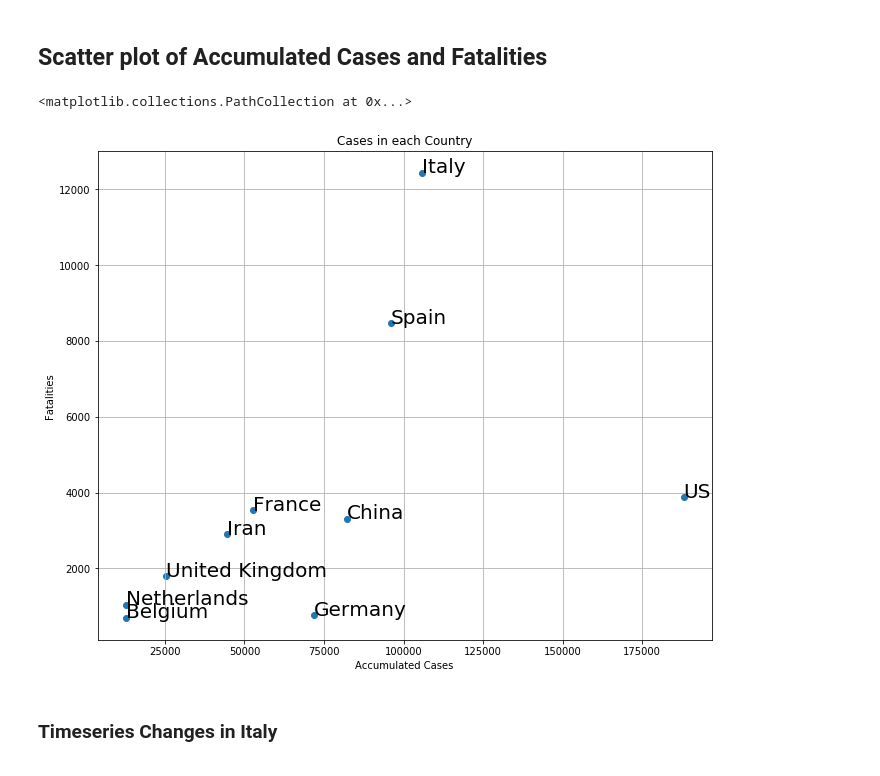
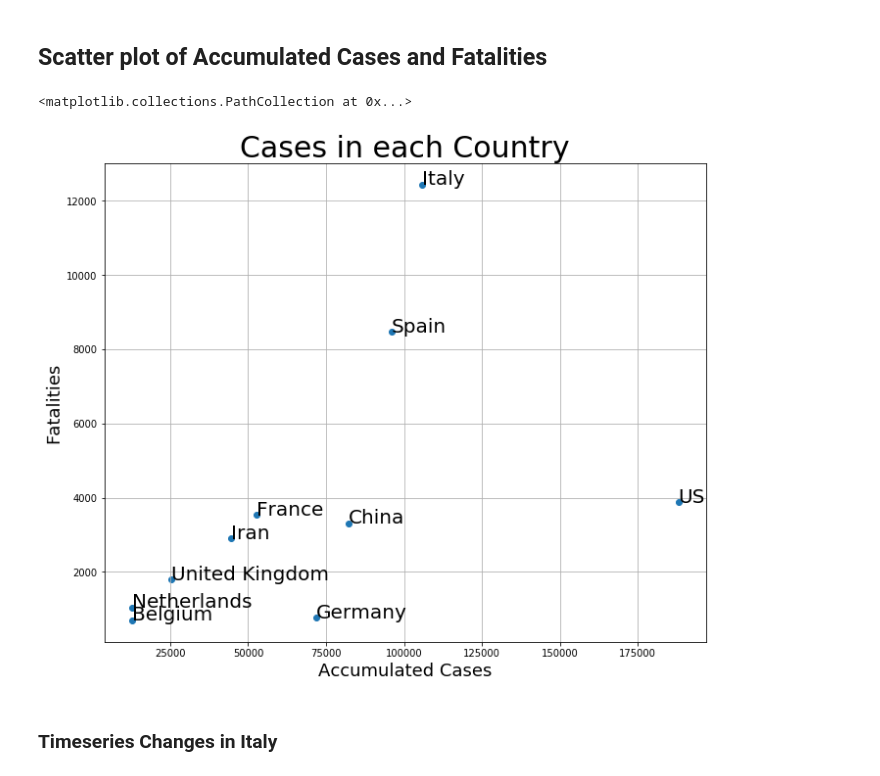
Before and after one commit to lyllme/Covid19, a Jupyter notebook: DataVisualization-graph_scatter plot of top 10 countries in fatalities.ipynb, the cells around one changed output. Drawn from its saved outputs; the diff is of its cells as text; code cells hidden in the pictures.

```diff
--- a/DataVisualization-graph_scatter plot of top 10 countries in fatalities.ipynb
+++ b/DataVisualization-graph_scatter plot of top 10 countries in fatalities.ipynb
@@ -26,34 +26,35 @@ dftotal
 # %% [markdown]
 ## Scatter plot of Accumulated Cases and Fatalities
 # %%
-range(1,15)l_dftotal = dftotal.values.tolist()
+range(1,15)
+l_dftotal = dftotal.values.tolist()
 # %%
 import numpy as np
 import matplotlib.pyplot as plt
 %matplotlib inline
 from IPython.core.pylabtools import figsize
 figsize(11, 9)
 
-plt.xlabel("Accumulated Cases")
-plt.ylabel("Fatalities")
-plt.title("Cases in each Country")
+plt.xlabel("Accumulated Cases", size= 18)
+plt.ylabel("Fatalities", size = 18)
+plt.title("Cases in each Country", size = 30)
 
 together = dftotal.values.tolist()
 
 
 
 for x,y,z in l_dftotal:
        plt.annotate(str(x), xy=(y, z), size=20)
 
 plt.grid(True)
 # 散布図を描画
 
 x = dftotal.AccumulatedCases
 y = dftotal.Fatalities
 
 plt.scatter(x, y)
 # %% [output]
 <matplotlib.collections.PathCollection at 0x...>
-[figure, old version]
+[figure, new version]
 # %% [markdown]
 ### Timeseries Changes in Italy
```
Also changed, not shown: parts of 6 cells of this notebook, 1 other file.
